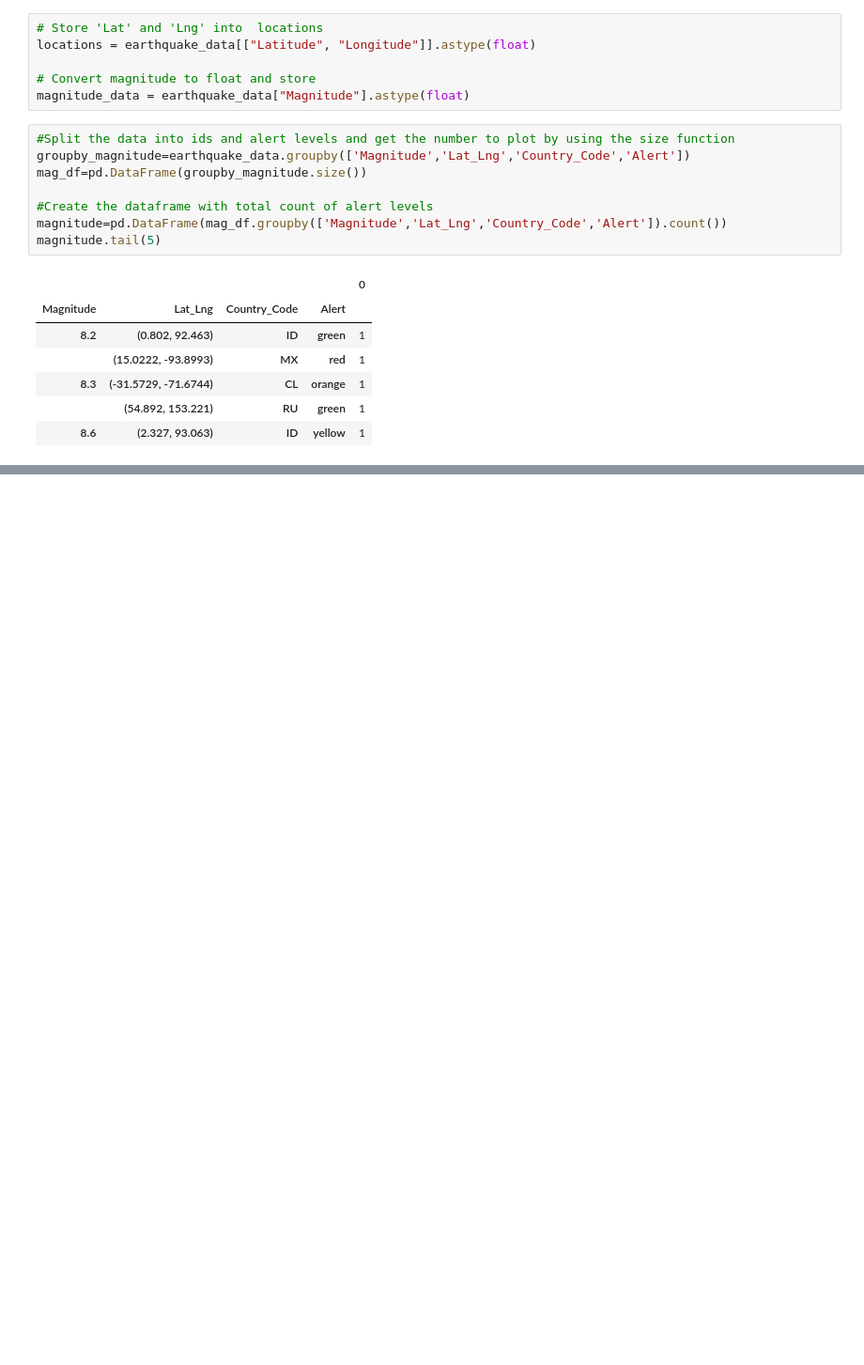
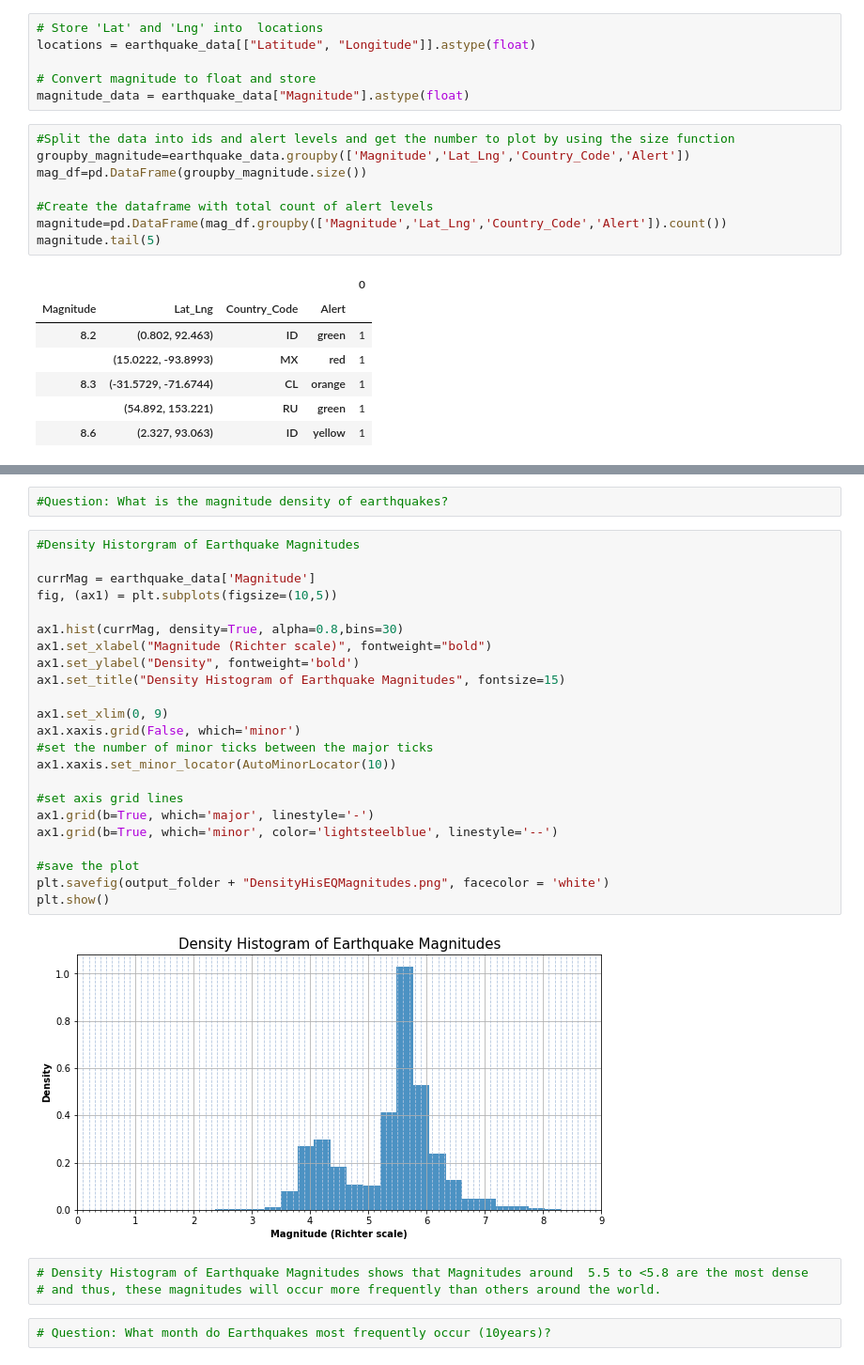
Before and after one commit to hiamdebsi/Project-1, a Jupyter notebook: starter_code/Earthquakes_Project_1_Analysis.ipynb, the cells around one changed output, grey strips where cells are left out. Shown: that part at 94% size. Cells and saved outputs as stored; diff of their text form; blank space fills up the shorter version.

Commit message:
add plots and images

```diff
--- a/starter_code/Earthquakes_Project_1_Analysis.ipynb
+++ b/starter_code/Earthquakes_Project_1_Analysis.ipynb
@@ -352,3 +352,35 @@ fig.add_layer(heat_layer)
 fig
 # %% [output]
 [interactive output not drawn]
+# %%
+#Question: What is the magnitude density of earthquakes?
+# %%
+#Density Historgram of Earthquake Magnitudes
+
+currMag = earthquake_data['Magnitude']
+fig, (ax1) = plt.subplots(figsize=(10,5))
+
+ax1.hist(currMag, density=True, alpha=0.8,bins=30)
+ax1.set_xlabel("Magnitude (Richter scale)", fontweight="bold")
+ax1.set_ylabel("Density", fontweight='bold')
+ax1.set_title("Density Histogram of Earthquake Magnitudes", fontsize=15)
+
+ax1.set_xlim(0, 9)
+ax1.xaxis.grid(False, which='minor')
+#set the number of minor ticks between the major ticks
+ax1.xaxis.set_minor_locator(AutoMinorLocator(10))
+
+#set axis grid lines
+ax1.grid(b=True, which='major', linestyle='-')
+ax1.grid(b=True, which='minor', color='lightsteelblue', linestyle='--')
+
+#save the plot
+plt.savefig(output_folder + "DensityHisEQMagnitudes.png", facecolor = 'white')
+plt.show()
+# %% [output]
+[figure, added]
+# %%
+# Density Histogram of Earthquake Magnitudes shows that Magnitudes around  5.5 to <5.8 are the most dense
+# and thus, these magnitudes will occur more frequently than others around the world.
+# %%
+# Question: What month do Earthquakes most frequently occur (10years)?
```
Also changed, not shown: parts of 30 cells of this notebook, 6 other files.
